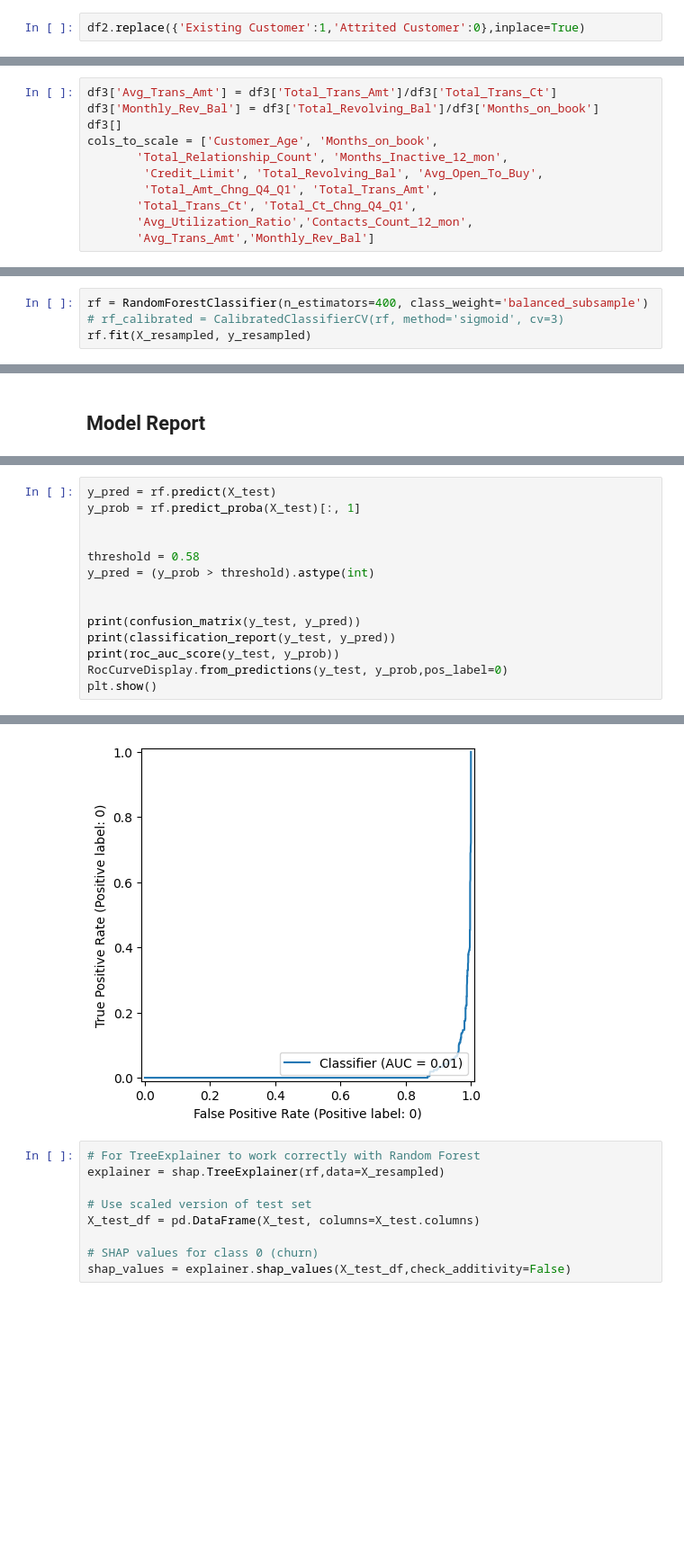
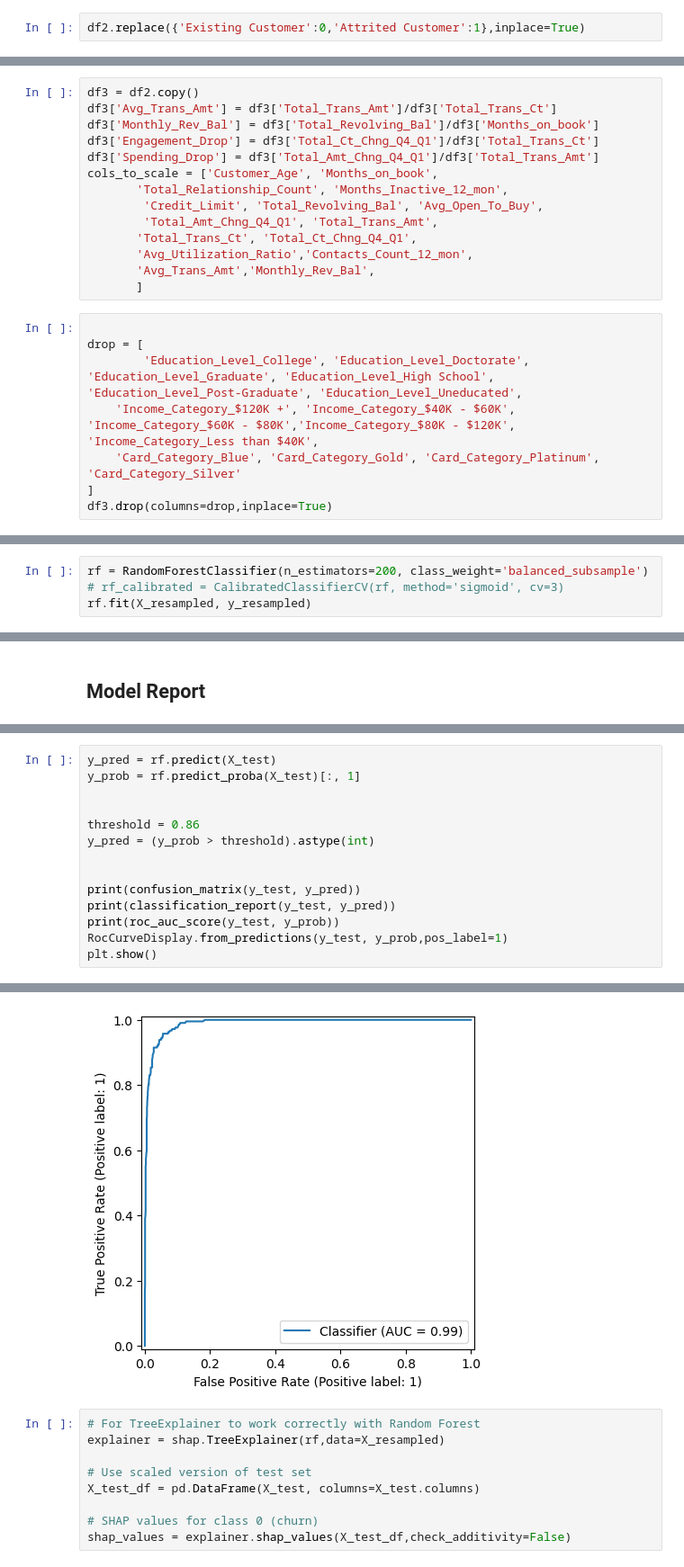
Before and after one commit to Amogh9341/Credit_Card_Churn, a Jupyter notebook: notebooks/Modelling.ipynb, the cells around one changed output, grey strips where cells are left out. Shown: that part at 90% size. Cells and saved outputs as stored; diff of their text form; blank space fills up the shorter version.

```diff
--- a/notebooks/Modelling.ipynb
+++ b/notebooks/Modelling.ipynb
@@ -85,7 +86,7 @@ df2.head()
 # %%
 df2.replace({False:0,True:1},inplace=True)
 # %%
-df2.replace({'Existing Customer':1,'Attrited Customer':0},inplace=True)
+df2.replace({'Existing Customer':0,'Attrited Customer':1},inplace=True)
 # %%
 df2.replace({'M':1,'F':0},inplace=True)
 # %%
@@ -145,11 +139,22 @@ df3 = df2.drop(columns=drop)
 # %%
+df3 = df2.copy()
 df3['Avg_Trans_Amt'] = df3['Total_Trans_Amt']/df3['Total_Trans_Ct']
 df3['Monthly_Rev_Bal'] = df3['Total_Revolving_Bal']/df3['Months_on_book']
-df3[]
+df3['Engagement_Drop'] = df3['Total_Ct_Chng_Q4_Q1']/df3['Total_Trans_Ct']
+df3['Spending_Drop'] = df3['Total_Amt_Chng_Q4_Q1']/df3['Total_Trans_Amt']
 cols_to_scale = ['Customer_Age', 'Months_on_book',
        'Total_Relationship_Count', 'Months_Inactive_12_mon',
         'Credit_Limit', 'Total_Revolving_Bal', 'Avg_Open_To_Buy',
         'Total_Amt_Chng_Q4_Q1', 'Total_Trans_Amt',
        'Total_Trans_Ct', 'Total_Ct_Chng_Q4_Q1',
        'Avg_Utilization_Ratio','Contacts_Count_12_mon',
-       'Avg_Trans_Amt','Monthly_Rev_Bal']
+       'Avg_Trans_Amt','Monthly_Rev_Bal',
+       ]
+# %%
+
+drop = [
+        'Education_Level_College', 'Education_Level_Doctorate', 'Education_Level_Graduate', 'Education_Level_High School', 'Education_Level_Post-Graduate', 'Education_Level_Uneducated',
+    'Income_Category_$120K +', 'Income_Category_$40K - $60K', 'Income_Category_$60K - $80K','Income_Category_$80K - $120K', 'Income_Category_Less than $40K',
+    'Card_Category_Blue', 'Card_Category_Gold', 'Card_Category_Platinum', 'Card_Category_Silver'
+]
+df3.drop(columns=drop,inplace=True)
@@ -181,7 +198,7 @@ Name: count, dtype: int64
 # %% [markdown]
 ## Model Trainning
 # %%
-rf = RandomForestClassifier(n_estimators=400, class_weight='balanced_subsample')
+rf = RandomForestClassifier(n_estimators=200, class_weight='balanced_subsample')
 # rf_calibrated = CalibratedClassifierCV(rf, method='sigmoid', cv=3)
 rf.fit(X_resampled, y_resampled)
 # %% [output]
@@ -205,13 +255,13 @@ y_pred = rf.predict(X_test)
 y_prob = rf.predict_proba(X_test)[:, 1]
 
 
-threshold = 0.58
+threshold = 0.86
 y_pred = (y_prob > threshold).astype(int)
 
 
 print(confusion_matrix(y_test, y_pred))
 print(classification_report(y_test, y_pred))
 print(roc_auc_score(y_test, y_prob))
-RocCurveDisplay.from_predictions(y_test, y_prob,pos_label=0)
+RocCurveDisplay.from_predictions(y_test, y_prob,pos_label=1)
 plt.show()
 # %% [output]
@@ -230,4 +280,4 @@ weighted avg       0.96      0.95      0.96      1417
-[figure, old version]
+[figure, new version]
 # %%
 # For TreeExplainer to work correctly with Random Forest
 explainer = shap.TreeExplainer(rf,data=X_resampled)
```
Also changed, not shown: parts of 14 cells of this notebook, 8 other files.
